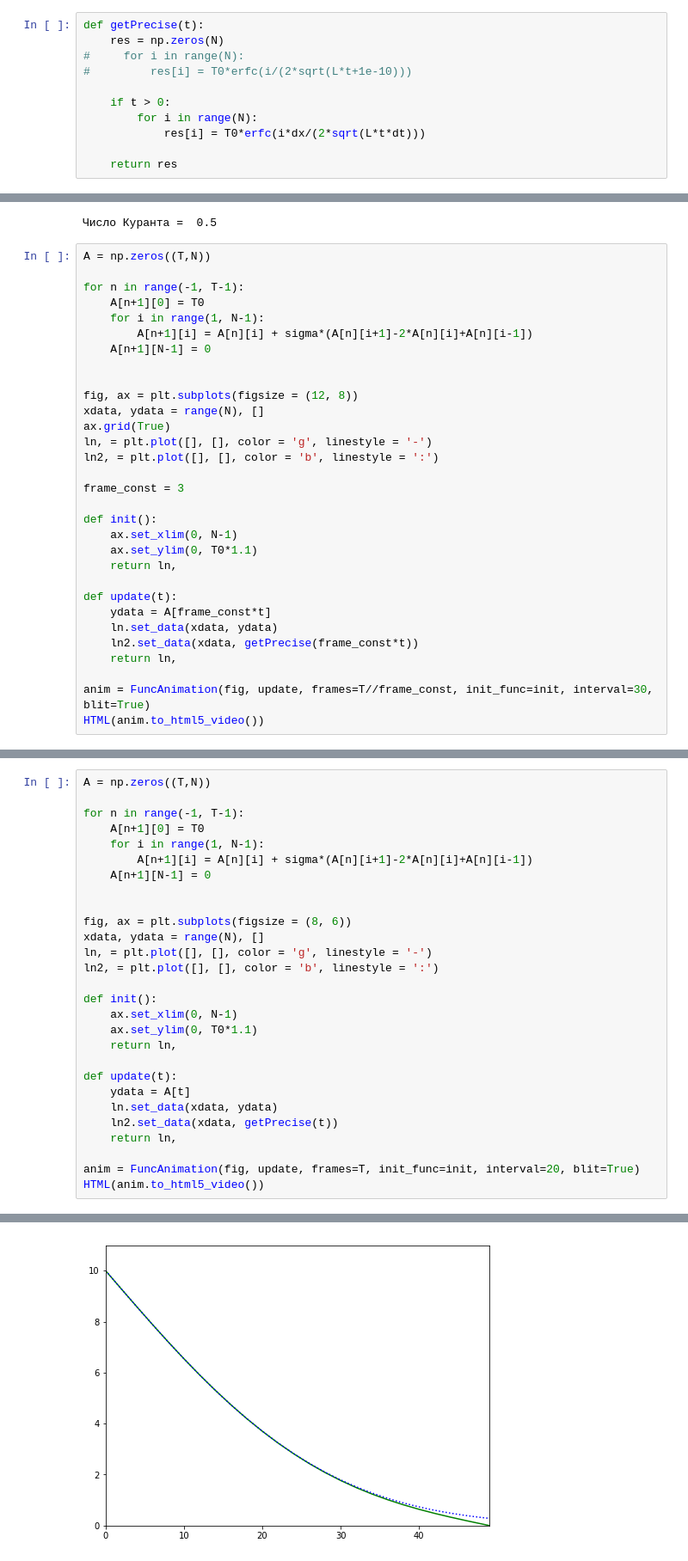
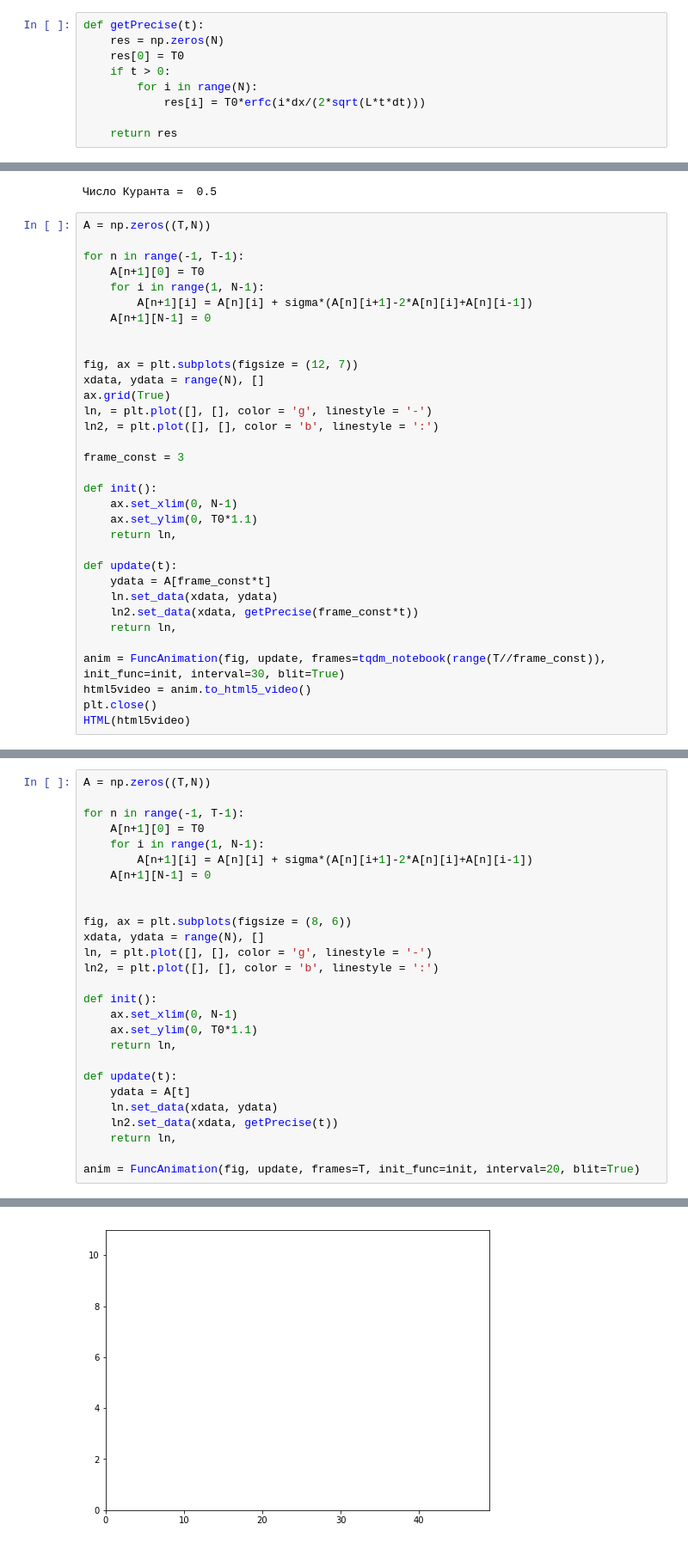
Before and after one commit to dimared/vmetf, a Jupyter notebook: 2task.ipynb, the cells around one changed output, grey strips where cells are left out. Shown at 86% size. Saved outputs shown, nothing was run; the diff lists cells and outputs as text.

Commit message:
добавил виджет tqdm_notebook

```diff
--- a/2task.ipynb
+++ b/2task.ipynb
@@ -8,9 +9,7 @@ from scipy.special import erfc
 # %%
 def getPrecise(t):
     res = np.zeros(N)
-#     for i in range(N):
-#         res[i] = T0*erfc(i/(2*sqrt(L*t+1e-10)))
-
+    res[0] = T0
     if t > 0:
         for i in range(N):
             res[i] = T0*erfc(i*dx/(2*sqrt(L*t*dt)))
@@ -48,7 +47,7 @@ for n in range(-1, T-1):
     A[n+1][N-1] = 0
 
 
-fig, ax = plt.subplots(figsize = (12, 8))
+fig, ax = plt.subplots(figsize = (12, 7))
 xdata, ydata = range(N), []
 ax.grid(True)
 ln, = plt.plot([], [], color = 'g', linestyle = '-')
@@ -67,7 +66,9 @@ def update(t):
     ln2.set_data(xdata, getPrecise(frame_const*t))
     return ln,
 
-anim = FuncAnimation(fig, update, frames=T//frame_const, init_func=init, interval=30, blit=True)
-HTML(anim.to_html5_video())
+anim = FuncAnimation(fig, update, frames=tqdm_notebook(range(T//frame_const)), init_func=init, interval=30, blit=True)
+html5video = anim.to_html5_video()
+plt.close()
+HTML(html5video)
 # %% [output]
 [interactive output not drawn]
@@ -99,5 +100,4 @@ def update(t):
     return ln,
 
 anim = FuncAnimation(fig, update, frames=T, init_func=init, interval=20, blit=True)
-HTML(anim.to_html5_video())
 # %% [output]
@@ -105 +104 @@ HTML(anim.to_html5_video())
-[figure, old version]
+[figure, new version]
```
Also changed, not shown: parts of 3 cells of this notebook.
